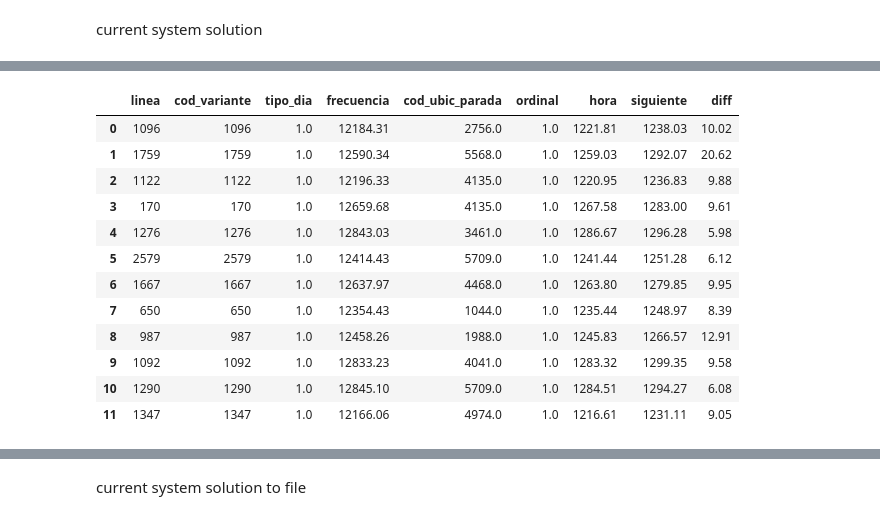
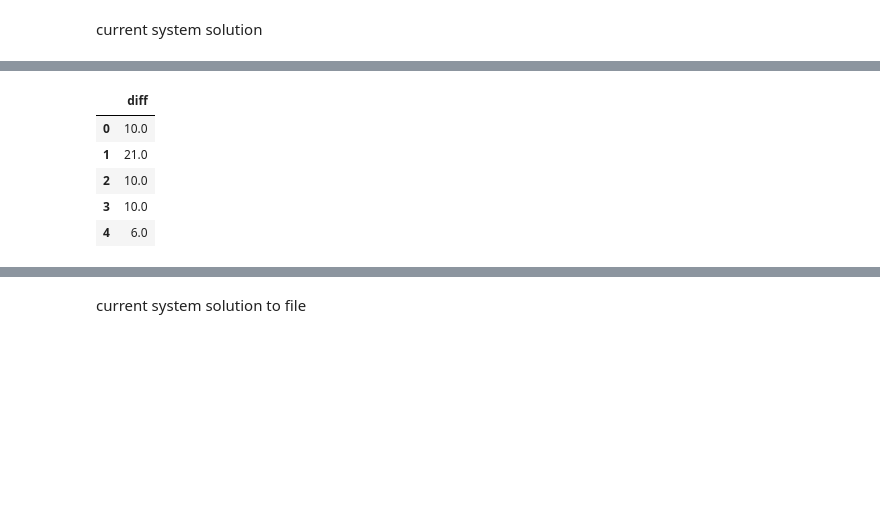
Before and after one commit to jonathan-murana/bus-generator, a Jupyter notebook: bus.ipynb, the cells around one changed output, grey strips where cells are left out. Saved outputs shown, nothing was run; the diff lists cells and outputs as text; code cells hidden in the pictures; blank space fills up the shorter version.

```diff
--- a/bus.ipynb
+++ b/bus.ipynb
@@ -192 +115,5 @@ Name: cod_variante, dtype: int64
+# %%
+bus_schedules_by_stops = bus_schedules_by_stops[bus_schedules_by_stops['cod_variante']
+                                                .isin(cod_variante_validas)]
+#bus_schedules_by_stops.head(100)
 # %% [markdown]
@@ -390,9 +358,17 @@ caculate distance between stops of lines
 def dist(geometry_1,geometry_2):
     return geometry_1.distance(geometry_2)
 
-transfers_with_stop_coors['dist'] =\
-transfers_with_stop_coors.apply(lambda e:dist(e.line_1_geometry,e.line_2_geometry),axis = 1)
-transfers_with_stop_coors.head(20)
+def add_dist(transfers_with_stop_coors):
+    transfers_with_stop_coors['dist'] =\
+    transfers_with_stop_coors.apply(lambda e:dist(e.line_1_geometry,e.line_2_geometry),axis = 1)
+    transfers_with_stop_coors.head(20)
+    return transfers_with_stop_coors
+
+transfers_all_day_max_tts_coors_dist = add_dist(transfers_all_day_max_tts_coors)
+transfers_1200_1400_max_tts_coors_dist = add_dist(transfers_1200_1400_max_tts_coors)
+
+display(transfers_all_day_max_tts_coors_dist.head(1))
+display(transfers_1200_1400_max_tts_coors_dist.head(1))
 # %% [output]
 |  | line_id_1 | line_id_2 | n_transfers | line_1_geometry | line_2_geometry | TT1 | TT2 | dist |
 | 0 | 1096 | 2579 | 309 | POINT (574358.64012 6142007.80678) | POINT (574335.992349177 6142073.7... | 23.12 | 21.78 | 69.71 |
@@ -686,38 +696,37 @@ redondeado_points_con_ids.to_csv("points.csv", sep='\t', encoding='utf-8', index
 # %% [markdown]
 current system solution
 # %%
-current_solution_aux = bus_schedules_by_stops.copy()
+def current_sulution_by_im(frequency):
+
+    current_solution_aux = bus_schedules_by_stops.copy()
+    frecuencias_validas_horarios= current_solution_aux.query('tipo_dia == 1 and ordinal==1 and hora >=' +
+                                                 str(lower_limit_time_range-400) +
+                                                'and hora <= ' + str(upper_limit_time_range+400)
+                                                )
+    current_solution_aux = current_solution_aux[current_solution_aux['frecuencia'].isin(
+        frecuencias_validas_horarios['frecuencia'])]
+
+    current_solution_aux = current_solution_aux.query('ordinal == 1 and tipo_dia==1')
+    current_solution_aux['siguiente'] = current_solution_aux.hora.shift(-1)
+    current_solution_aux['diff'] = current_solution_aux.apply(lambda e:diff(
+        e.hora,e.siguiente),axis = 1)
+
+    current_solution_aux = current_solution_aux[current_solution_aux['cod_variante'].isin(frec_h_H_avg['linea'])]
+    current_solution_aux = current_solution_aux[current_solution_aux['diff'] > 0]
+    current_solution_aux = current_solution_aux.groupby('cod_variante').mean().reset_index()
+    frec_h_H_avg_aux =  pd.merge(frequency, current_solution_aux,
+                     how='left', left_on=['linea'], right_on=['cod_variante']).copy()
+
+    frec_h_H_avg_aux = frec_h_H_avg_aux[['diff']]
+    frec_h_H_avg_aux=frec_h_H_avg_aux.round(0)
+    current_solution_aux = frec_h_H_avg_aux
+    current_solution_aux_imm = current_solution_aux
+    return current_solution_aux_imm
 
 
-frecuencias_validas_horarios= current_solution_aux.query('tipo_dia == 1 and ordinal==1 and hora >=' +
-                                             str(lower_limit_time_range-400) +
-                                            'and hora <= ' + str(upper_limit_time_range+400)
-                                            )
-current_solution_aux = current_solution_aux[current_solution_aux['frecuencia'].isin(
-    frecuencias_validas_horarios['frecuencia'])]
-current_solution_aux = current_solution_aux.query('ordinal == 1 and tipo_dia==1')
-current_solution_aux['siguiente'] = current_solution_aux.hora.shift(-1)
-current_solution_aux['diff'] = current_solution_aux.apply(lambda e:diff(
-    e.hora,e.siguiente),axis = 1)
+current_sulution_by_im_all_day = current_sulution_by_im(frequencies_all_day)
+current_sulution_by_im_1200_1400 = current_sulution_by_im(frequencies_1200_1400)
 
-current_solution_aux = current_solution_aux[current_solution_aux['cod_variante'].isin(frec_h_H_avg['linea'])]
-current_solution_aux = current_solution_aux[current_solution_aux['diff'] > 0]
-current_solution_aux = current_solution_aux.groupby('cod_variante').mean().reset_index()
-
-
-frec_h_H_avg_aux =  pd.merge(frequency, current_solution_aux,
-                 how='left', left_on=['linea'], right_on=['cod_variante']).copy()
-
-
-
-display(frec_h_H_avg_aux)
-
-frec_h_H_avg_aux = frec_h_H_avg_aux[['diff']]
-
-
-frec_h_H_avg_aux=frec_h_H_avg_aux.round(0)
-
-current_solution_aux = frec_h_H_avg_aux
-current_solution_aux_imm = current_solution_aux
-#current_solution_aux.group('cod_variante').avg
+display(current_sulution_by_im_all_day.head())
+display(current_sulution_by_im_1200_1400.head())
 # %% [output]
@@ -724,13 +742,6 @@ current_solution_aux_imm = current_solution_aux
-|  | linea | cod_variante | tipo_dia | frecuencia | cod_ubic_parada | ordinal | hora | siguiente | diff |
-| 0 | 1096 | 1096 | 1.0 | 12184.31 | 2756.0 | 1.0 | 1221.81 | 1238.03 | 10.02 |
-| 1 | 1759 | 1759 | 1.0 | 12590.34 | 5568.0 | 1.0 | 1259.03 | 1292.07 | 20.62 |
-| 2 | 1122 | 1122 | 1.0 | 12196.33 | 4135.0 | 1.0 | 1220.95 | 1236.83 | 9.88 |
-| 3 | 170 | 170 | 1.0 | 12659.68 | 4135.0 | 1.0 | 1267.58 | 1283.00 | 9.61 |
-| 4 | 1276 | 1276 | 1.0 | 12843.03 | 3461.0 | 1.0 | 1286.67 | 1296.28 | 5.98 |
-| 5 | 2579 | 2579 | 1.0 | 12414.43 | 5709.0 | 1.0 | 1241.44 | 1251.28 | 6.12 |
-| 6 | 1667 | 1667 | 1.0 | 12637.97 | 4468.0 | 1.0 | 1263.80 | 1279.85 | 9.95 |
-| 7 | 650 | 650 | 1.0 | 12354.43 | 1044.0 | 1.0 | 1235.44 | 1248.97 | 8.39 |
-| 8 | 987 | 987 | 1.0 | 12458.26 | 1988.0 | 1.0 | 1245.83 | 1266.57 | 12.91 |
-| 9 | 1092 | 1092 | 1.0 | 12833.23 | 4041.0 | 1.0 | 1283.32 | 1299.35 | 9.58 |
-| 10 | 1290 | 1290 | 1.0 | 12845.10 | 5709.0 | 1.0 | 1284.51 | 1294.27 | 6.08 |
-| 11 | 1347 | 1347 | 1.0 | 12166.06 | 4974.0 | 1.0 | 1216.61 | 1231.11 | 9.05 |
+|  | diff |
+| 0 | 10.0 |
+| 1 | 21.0 |
+| 2 | 10.0 |
+| 3 | 10.0 |
+| 4 | 6.0 |
```
Also changed, not shown: parts of 39 cells of this notebook, 9 other files.
